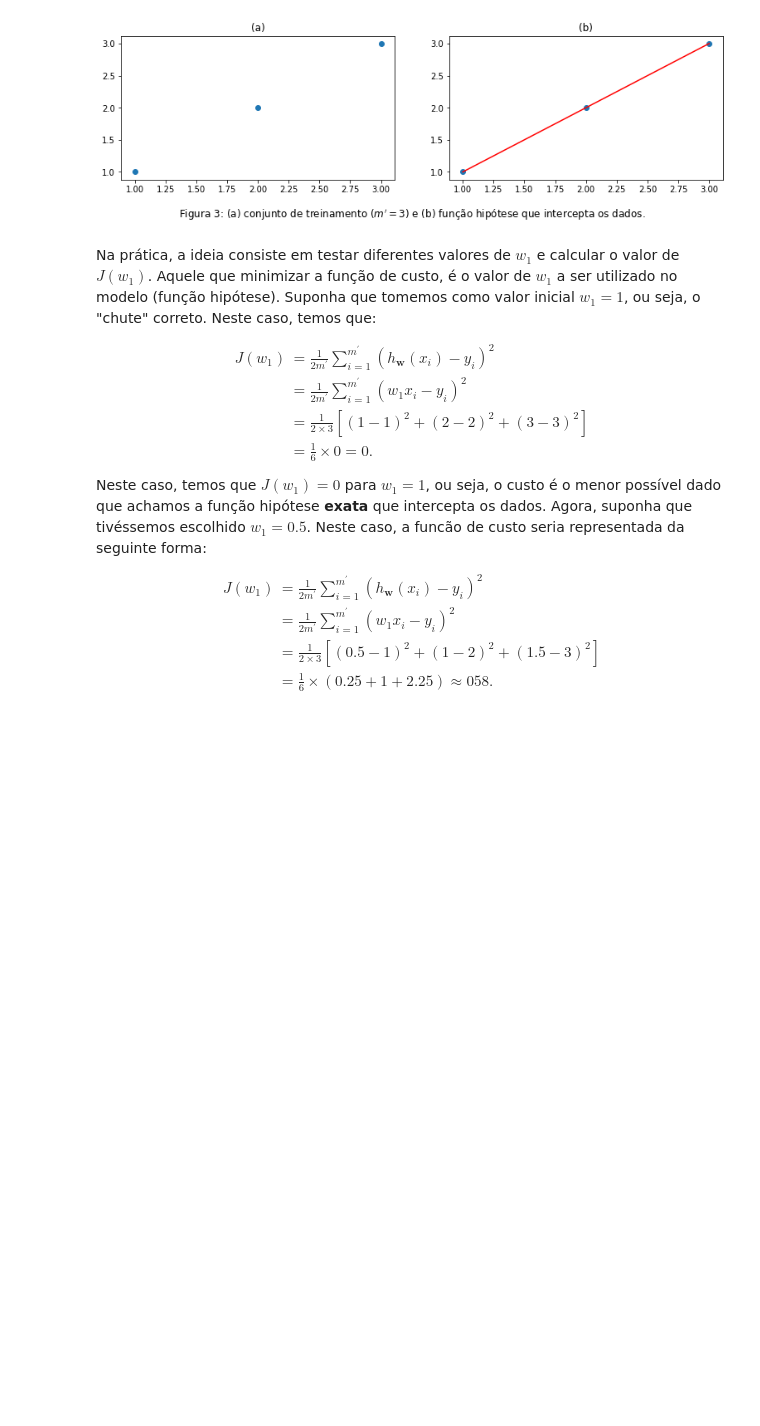
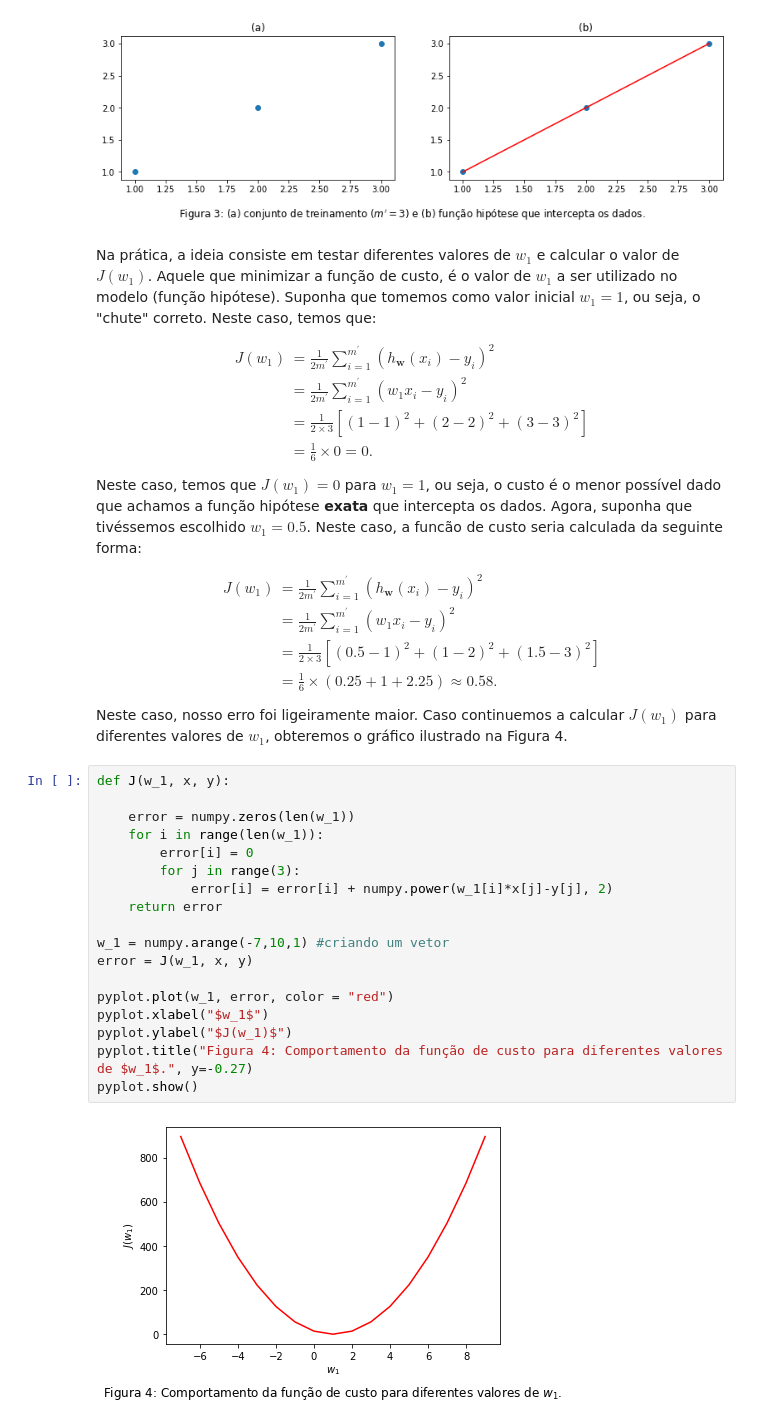
Before and after one commit to jppbsi/lectures, a Jupyter notebook: machine_learning/aula_1/aula_1.ipynb, the cells around one changed output. Drawn from its saved outputs; the diff is of its cells as text; blank space fills up the shorter version.

```diff
--- a/machine_learning/aula_1/aula_1.ipynb
+++ b/machine_learning/aula_1/aula_1.ipynb
@@ -145,14 +145,35 @@ J(w_1) & =\frac{1}{2m^\prime}\sum_{i=1}^{m^\prime}(h_\textbf{w}(x_i)-y_i)^2 \\
 \end{split}
 \tag{7}
 \end{equation}
-Neste caso, temos que $J(w_1) = 0$ para $w_1 = 1$, ou seja, o custo é o menor possível dado que achamos a função hipótese **exata** que intercepta os dados. Agora, suponha que tivéssemos escolhido $w_1 = 0.5$. Neste caso, a funcão de custo seria representada da seguinte forma:
+Neste caso, temos que $J(w_1) = 0$ para $w_1 = 1$, ou seja, o custo é o menor possível dado que achamos a função hipótese **exata** que intercepta os dados. Agora, suponha que tivéssemos escolhido $w_1 = 0.5$. Neste caso, a funcão de custo seria calculada da seguinte forma:
 
 \begin{equation}
 \begin{split}
 J(w_1) & =\frac{1}{2m^\prime}\sum_{i=1}^{m^\prime}(h_\textbf{w}(x_i)-y_i)^2 \\
  & = \frac{1}{2m^\prime}\sum_{i=1}^{m^\prime}(w_1x_i-y_i)^2 \\
  & = \frac{1}{2\times3}\left[(0.5-1)^2+(1-2)^2+(1.5-3)^2\right] \\
- & = \frac{1}{6}\times (0.25+1+2.25) \approx 058.
+ & = \frac{1}{6}\times (0.25+1+2.25) \approx 0.58.
 \end{split}
 \tag{8}
 \end{equation}
+Neste caso, nosso erro foi ligeiramente maior. Caso continuemos a calcular $J(w_1)$ para diferentes valores de $w_1$, obteremos o gráfico ilustrado na Figura 4.
+# %%
+def J(w_1, x, y):
+
+    error = numpy.zeros(len(w_1))
+    for i in range(len(w_1)):
+        error[i] = 0
+        for j in range(3):
+            error[i] = error[i] + numpy.power(w_1[i]*x[j]-y[j], 2)
+    return error
+
+w_1 = numpy.arange(-7,10,1) #criando um vetor
+error = J(w_1, x, y)
+
+pyplot.plot(w_1, error, color = "red")
+pyplot.xlabel("$w_1$")
+pyplot.ylabel("$J(w_1)$")
+pyplot.title("Figura 4: Comportamento da função de custo para diferentes valores de $w_1$.", y=-0.27)
+pyplot.show()
+# %% [output]
+[figure, added]
```
